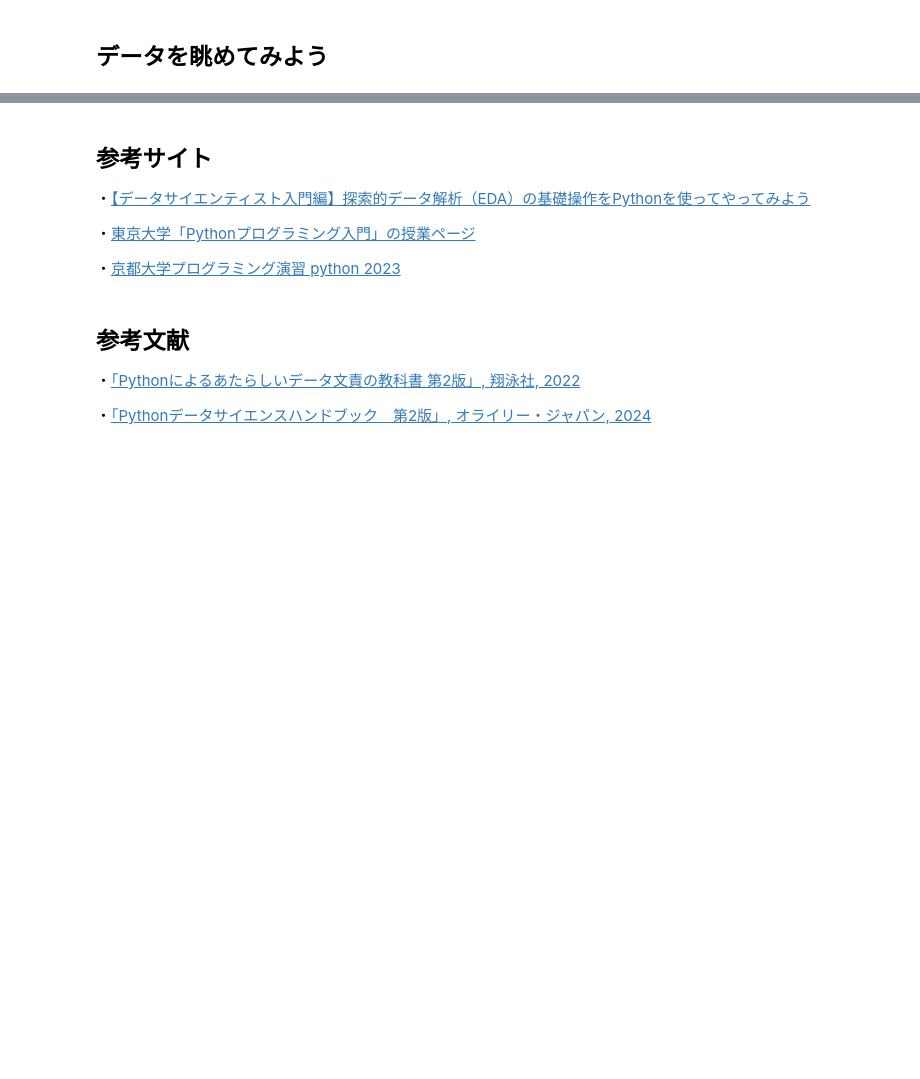
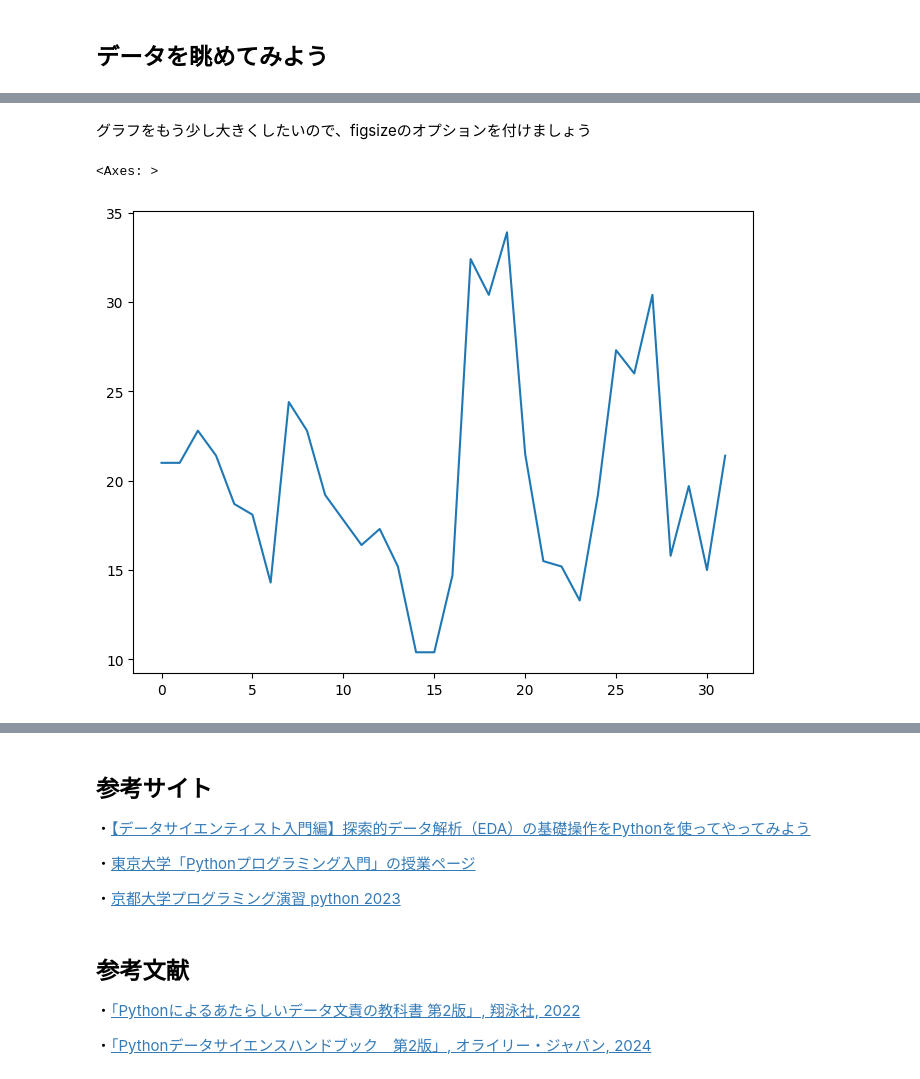
Before and after one commit to Satyosh/Python_Learning, a Jupyter notebook: Python_nyumon.ipynb, the cells around one changed output, grey strips where cells are left out. Drawn from its saved outputs; the diff is of its cells as text; code cells hidden in the pictures; blank space fills up the shorter version.

```diff
--- a/Python_nyumon.ipynb
+++ b/Python_nyumon.ipynb
@@ -52,0 +273,7 @@ df.head(10)
+# %% [markdown]
+グラフをもう少し大きくしたいので、figsizeのオプションを付けましょう
+# %%
+mtcars['mpg'].plot(figsize=(8,6))
+# %% [output]
+<Axes: >
+[figure, added]
```
Also changed, not shown: parts of 78 cells of this notebook.
